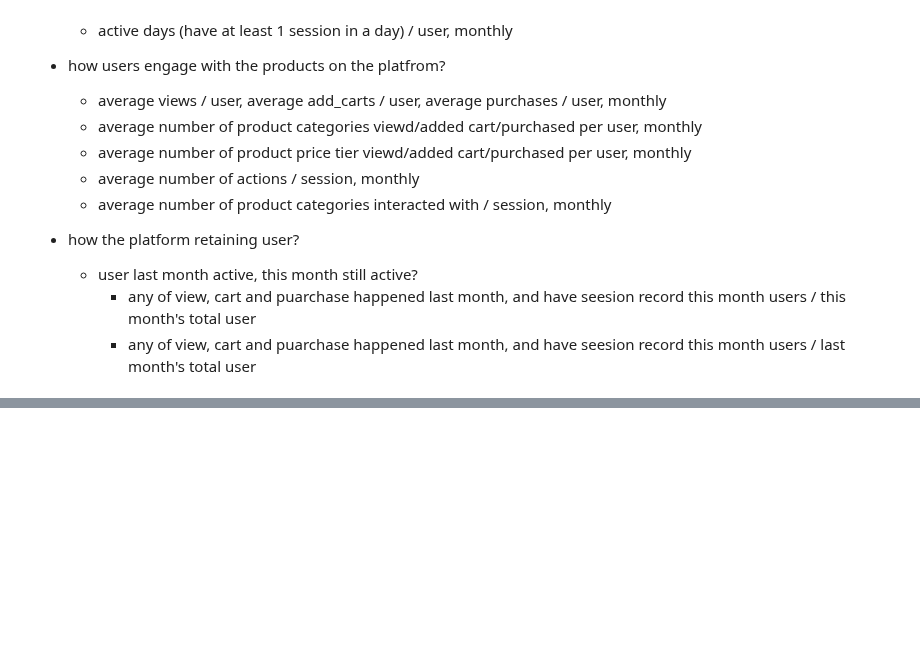
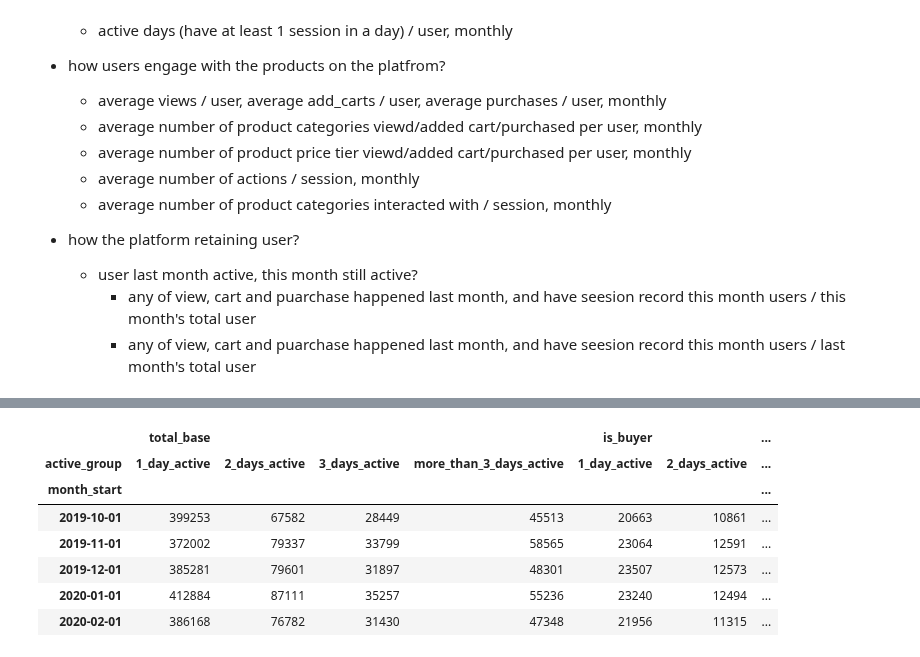
Before and after one commit to yuu1zhou/Online-cosmetics-shop-user-behavior-analysis, a Jupyter notebook: python_scripts/explore.ipynb, the cells around one changed output, grey strips where cells are left out. Drawn from its saved outputs; the diff is of its cells as text; code cells hidden in the pictures; blank space fills up the shorter version.

```diff
--- a/python_scripts/explore.ipynb
+++ b/python_scripts/explore.ipynb
@@ -138,0 +260,11 @@ how active were people on the platform?
+# %%
+df_agg.pivot(index= 'month_start', columns= 'active_group')
+# %% [output]
+|  | total_base |  |  |  | is_buyer |  | ... |
+| active_group | 1_day_active | 2_days_active | 3_days_active | more_than_3_days_active | 1_day_active | 2_days_active | ... |
+| month_start |  |  |  |  |  |  | ... |
+| 2019-10-01 | 399253 | 67582 | 28449 | 45513 | 20663 | 10861 | ... |
+| 2019-11-01 | 372002 | 79337 | 33799 | 58565 | 23064 | 12591 | ... |
+| 2019-12-01 | 385281 | 79601 | 31897 | 48301 | 23507 | 12573 | ... |
+| 2020-01-01 | 412884 | 87111 | 35257 | 55236 | 23240 | 12494 | ... |
+| 2020-02-01 | 386168 | 76782 | 31430 | 47348 | 21956 | 11315 | ... |
```
Also changed, not shown: parts of 11 cells of this notebook, 1 other file.
